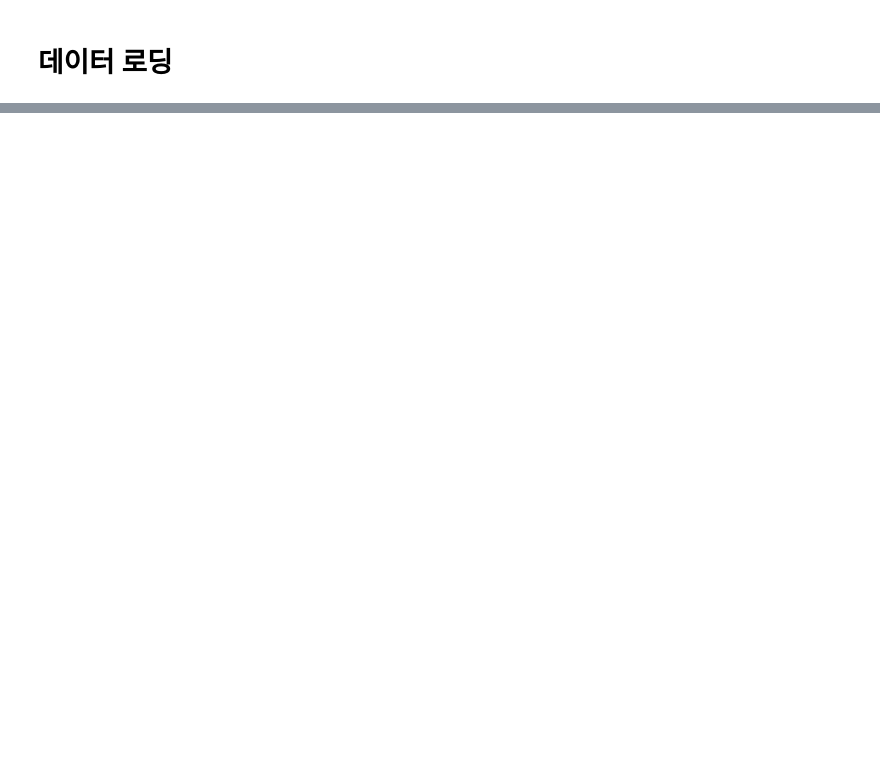
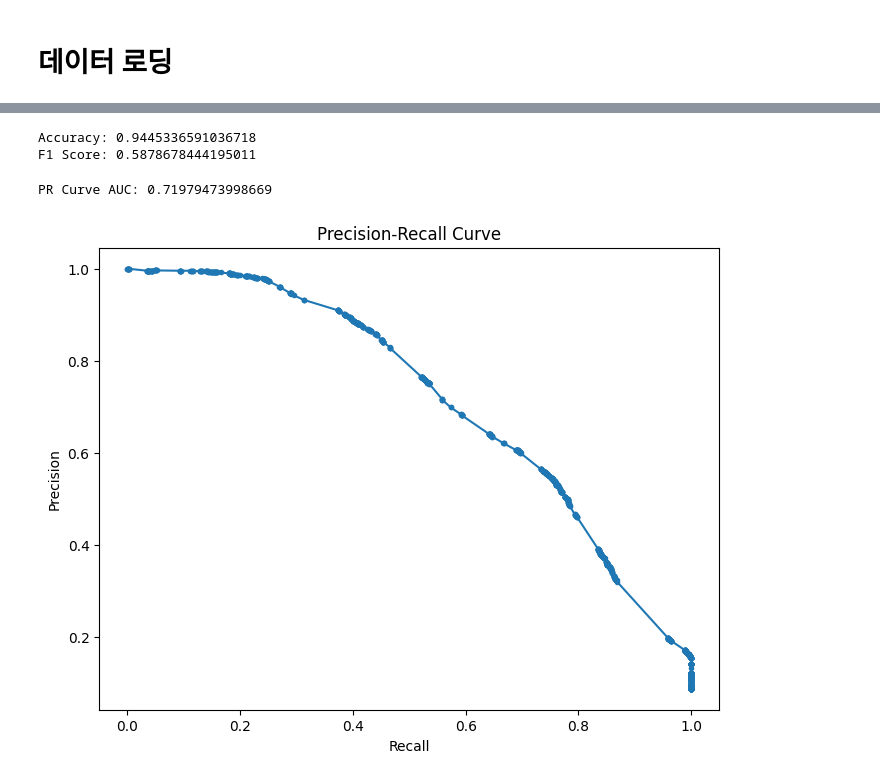
Before and after one commit to yschoi9930/Kaggle, a Jupyter notebook: tabnet.ipynb, the cells around one changed output, grey strips where cells are left out. Drawn from its saved outputs; the diff is of its cells as text; code cells hidden in the pictures; blank space fills up the shorter version.

```diff
--- a/tabnet.ipynb
+++ b/tabnet.ipynb
@@ -66,0 +232,28 @@ df.head()
+# %%
+# Accuracy 계산
+accuracy = accuracy_score(y_test, preds)
+print("Accuracy:", accuracy)
+
+# F1 Score 계산
+f1 = f1_score(y_test, preds)
+print("F1 Score:", f1)
+# %% [output]
+Accuracy: 0.9445336591036718
+F1 Score: 0.5878678444195011
+# %%
+# Precision과 Recall 계산
+precision, recall, _ = precision_recall_curve(y_test, clf.predict_proba(X_test.values)[:,1])
+
+# PR Curve 시각화
+plt.figure(figsize=(8, 6))
+plt.plot(recall, precision, marker='.')
+plt.xlabel('Recall')
+plt.ylabel('Precision')
+plt.title('Precision-Recall Curve')
+
+# AUC 계산
+pr_auc = auc(recall, precision)
+print("PR Curve AUC:", pr_auc)
+# %% [output]
+PR Curve AUC: 0.71979473998669
+[figure, added]
```
Also changed, not shown: parts of 16 cells of this notebook.
